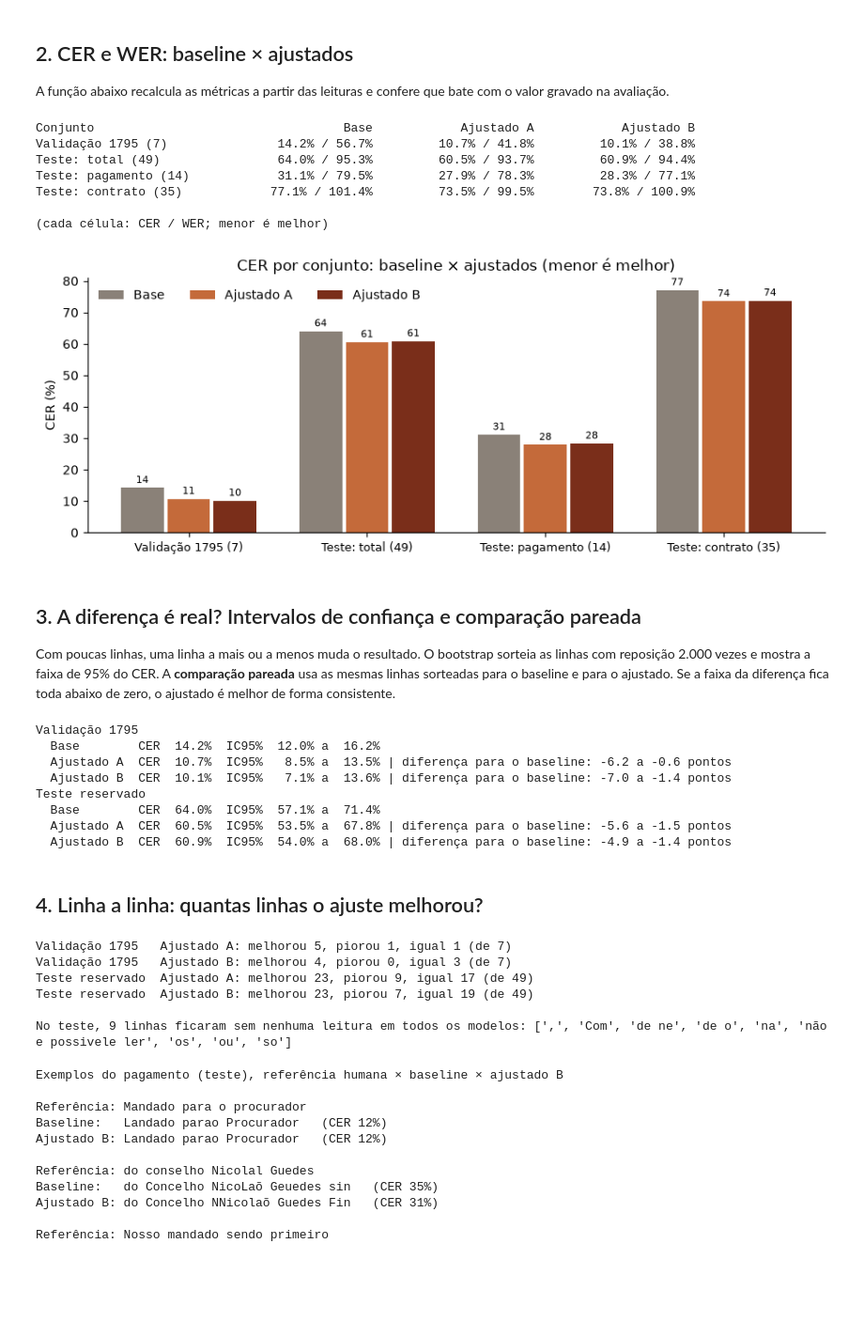
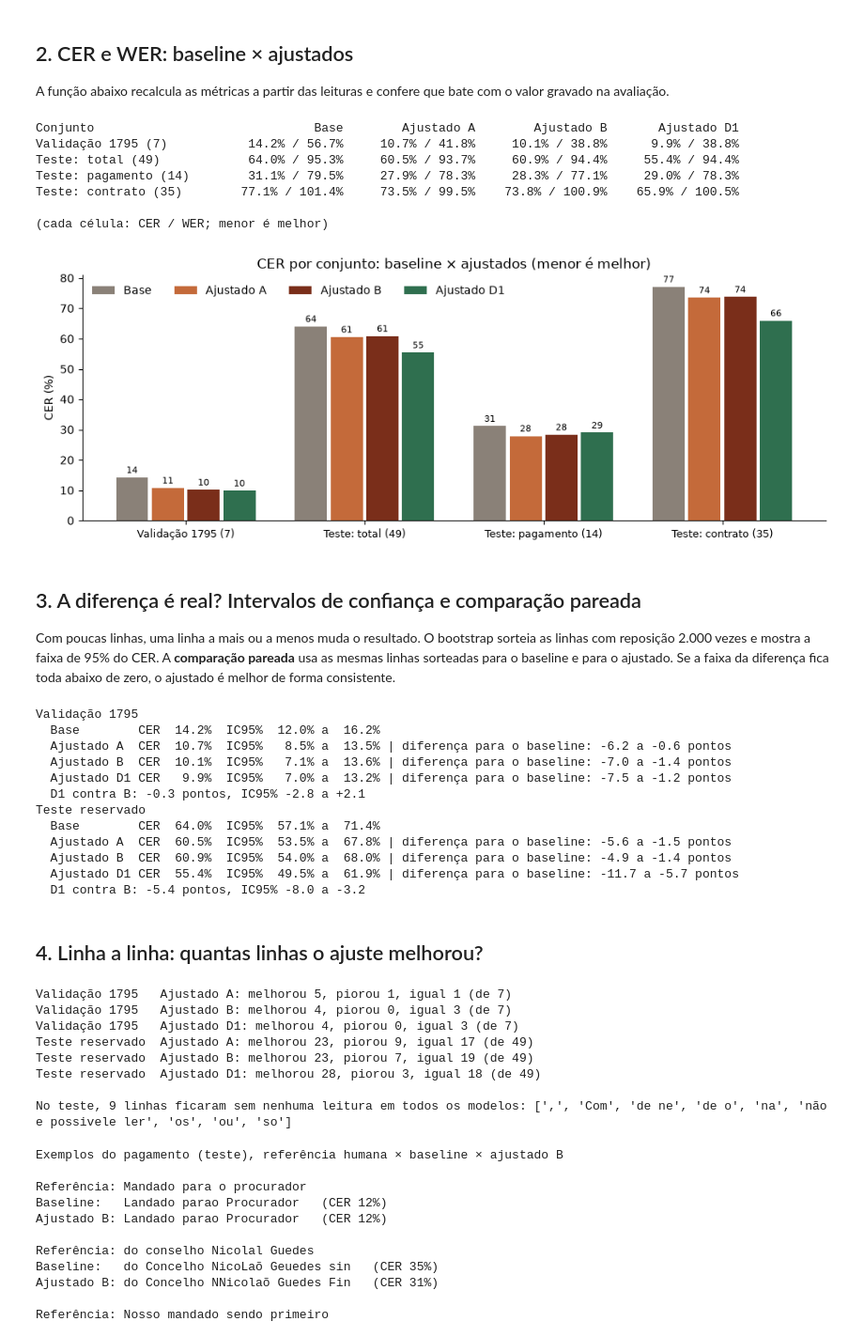
Before and after one commit to aj1no/paleographia-htr, a Jupyter notebook: docs/entregas/notebook_comparativo_20261109/PaleographIA_Notebook_Comparativo.ipynb, the cells around one changed output. Shown at 94% size. Drawn from its saved outputs; the diff is of its cells as text; code cells hidden in the pictures; blank space fills up the shorter version.

```diff
--- a/docs/entregas/notebook_comparativo_20261109/PaleographIA_Notebook_Comparativo.ipynb
+++ b/docs/entregas/notebook_comparativo_20261109/PaleographIA_Notebook_Comparativo.ipynb
@@ -53,6 +54,7 @@ from paleographia.pln_erros import analisar, TIPOS
 
 VALIDACAO = raiz / "docs/experimentos/ppocrv6_ajuste_fino_20261105/dados/avaliacao_validacao_base_A_B_nfc.json"
 TESTE = raiz / "docs/revisao_humana/teste_reservado_congelado_20261109"
+VALIDACAO_D1 = raiz / "docs/experimentos/ppocrv6_ajustado_C/dados/avaliacao_validacao_D1_1795_nfc.json"
 print("Repositório:", raiz.name)
 # %% [output]
 Repositório: PaleographIA
@@ -63,8 +65,9 @@ Na validação, os nomes dos arquivos de pesos viram os nomes curtos dos modelos
 confere se a referência é a mesma que foi congelada (SHA-256) antes de usar qualquer número.
 # %%
 NOMES = {"medium.safetensors": "Base", "medium_ajustado_A_gravado.safetensors": "Ajustado A",
-         "medium_ajustado_B_gravado.safetensors": "Ajustado B"}
+         "medium_ajustado_B_gravado.safetensors": "Ajustado B", "medium_ajustado_D1.safetensors": "Ajustado D1"}
 val_bruto = json.loads(VALIDACAO.read_text(encoding="utf-8"))
+val_bruto.update(json.loads(VALIDACAO_D1.read_text(encoding="utf-8")))
 validacao = {NOMES[Path(k).name]: v["rows"] for k, v in val_bruto.items()}
 
 congelamento = json.loads((TESTE / "congelamento.json").read_text(encoding="utf-8"))
@@ -75,7 +78,7 @@ assert teste_bruto["reference_sha256"] == hash_ref
 teste = {k.replace("PP-OCRv6 base", "Base").replace("PP-OCRv6 ajustado ", "Ajustado "): v["rows"]
          for k, v in teste_bruto["models"].items()}
 DOCS = {"pagamento_thomas_pardo": "Pagamento (1759)", "contrato_livro12_1763": "Contrato (1763)"}
-MODELOS = ["Base", "Ajustado A", "Ajustado B"]
+MODELOS = ["Base", "Ajustado A", "Ajustado B", "Ajustado D1"]
 
 print("Validação:", len(validacao["Base"]), "linhas |",
       "Teste:", len(teste["Base"]), "linhas, congelado em", congelamento["frozen_at"][:10],
@@ -109,35 +112,35 @@ for m in MODELOS:  # confere com o que a avaliação gravou
     gravado = teste_bruto["models"][{"Base": "PP-OCRv6 base"}.get(m, "PP-OCRv6 a" + m[1:])]["total"]
     assert round(tabela["Teste: total (49)"][m][0], 4) == gravado["cer"]
 
-print(f"{'Conjunto':24s}" + "".join(f"{m:>22s}" for m in MODELOS))
+print(f"{'Conjunto':24s}" + "".join(f"{m:>18s}" for m in MODELOS))
 for c, linha in tabela.items():
-    print(f"{c:24s}" + "".join(f"{f'{cer:.1%} / {wer:.1%}':>22s}" for cer, wer in linha.values()))
+    print(f"{c:24s}" + "".join(f"{f'{cer:.1%} / {wer:.1%}':>18s}" for cer, wer in linha.values()))
 print("\n(cada célula: CER / WER; menor é melhor)")
 # %% [output]
-Conjunto                                  Base            Ajustado A            Ajustado B
-Validação 1795 (7)               14.2% / 56.7%         10.7% / 41.8%         10.1% / 38.8%
-Teste: total (49)                64.0% / 95.3%         60.5% / 93.7%         60.9% / 94.4%
-Teste: pagamento (14)            31.1% / 79.5%         27.9% / 78.3%         28.3% / 77.1%
-Teste: contrato (35)            77.1% / 101.4%         73.5% / 99.5%        73.8% / 100.9%
+Conjunto                              Base        Ajustado A        Ajustado B       Ajustado D1
+Validação 1795 (7)           14.2% / 56.7%     10.7% / 41.8%     10.1% / 38.8%      9.9% / 38.8%
+Teste: total (49)            64.0% / 95.3%     60.5% / 93.7%     60.9% / 94.4%     55.4% / 94.4%
+Teste: pagamento (14)        31.1% / 79.5%     27.9% / 78.3%     28.3% / 77.1%     29.0% / 78.3%
+Teste: contrato (35)        77.1% / 101.4%     73.5% / 99.5%    73.8% / 100.9%    65.9% / 100.5%
 
 (cada célula: CER / WER; menor é melhor)
 # %%
-cores = {"Base": "#8a8178", "Ajustado A": "#c46a3a", "Ajustado B": "#7a2e1a"}
-fig, eixo = plt.subplots(figsize=(9, 3.6))
-largura = 0.26
+cores = {"Base": "#8a8178", "Ajustado A": "#c46a3a", "Ajustado B": "#7a2e1a", "Ajustado D1": "#2f6f4f"}
+fig, eixo = plt.subplots(figsize=(10, 3.8))
+largura = 0.2
 for i, m in enumerate(MODELOS):
-    xs = [j + (i - 1) * largura for j in range(len(tabela))]
+    xs = [j + (i - 1.5) * largura for j in range(len(tabela))]
     ys = [tabela[c][m][0] * 100 for c in tabela]
     barras = eixo.bar(xs, ys, largura - 0.02, color=cores[m], label=m)
     eixo.bar_label(barras, labels=[f"{y:.0f}" for y in ys], padding=2, fontsize=8)
 eixo.set_xticks(range(len(tabela)), list(tabela), fontsize=9)
 eixo.set_ylabel("CER (%)")
 eixo.set_title("CER por conjunto: baseline × ajustados (menor é melhor)")
 eixo.spines[["top", "right"]].set_visible(False)
-eixo.legend(frameon=False, ncol=3, loc="upper left")
+eixo.legend(frameon=False, ncol=4, loc="upper left")
 plt.tight_layout(); plt.show()
 # %% [output]
-[figure, old version]
+[figure, new version]
 # %% [markdown]
 ## 3. A diferença é real? Intervalos de confiança e comparação pareada
 
@@ -168,20 +171,27 @@ for nome_conjunto, dados in [("Validação 1795", validacao), ("Teste reservado"
             d_baixo, d_alto = bootstrap(pares, lambda s: cer([a for a, _ in s]) - cer([b for _, b in s]))
             texto += f" | diferença para o baseline: {d_baixo * 100:+.1f} a {d_alto * 100:+.1f} pontos"
         print(texto)
+    pares = list(zip(dados["Ajustado D1"], dados["Ajustado B"]))
+    d_baixo, d_alto = bootstrap(pares, lambda s: cer([a for a, _ in s]) - cer([b for _, b in s]))
+    print(f"  D1 contra B: {(cer(dados['Ajustado D1']) - cer(dados['Ajustado B'])) * 100:+.1f} pontos, IC95% {d_baixo * 100:+.1f} a {d_alto * 100:+.1f}")
 # %% [output]
 Validação 1795
   Base        CER  14.2%  IC95%  12.0% a  16.2%
   Ajustado A  CER  10.7%  IC95%   8.5% a  13.5% | diferença para o baseline: -6.2 a -0.6 pontos
   Ajustado B  CER  10.1%  IC95%   7.1% a  13.6% | diferença para o baseline: -7.0 a -1.4 pontos
+  Ajustado D1 CER   9.9%  IC95%   7.0% a  13.2% | diferença para o baseline: -7.5 a -1.2 pontos
+  D1 contra B: -0.3 pontos, IC95% -2.8 a +2.1
 Teste reservado
   Base        CER  64.0%  IC95%  57.1% a  71.4%
   Ajustado A  CER  60.5%  IC95%  53.5% a  67.8% | diferença para o baseline: -5.6 a -1.5 pontos
   Ajustado B  CER  60.9%  IC95%  54.0% a  68.0% | diferença para o baseline: -4.9 a -1.4 pontos
+  Ajustado D1 CER  55.4%  IC95%  49.5% a  61.9% | diferença para o baseline: -11.7 a -5.7 pontos
+  D1 contra B: -5.4 pontos, IC95% -8.0 a -3.2
 # %% [markdown]
 ## 4. Linha a linha: quantas linhas o ajuste melhorou?
 # %%
 for nome_conjunto, dados in [("Validação 1795", validacao), ("Teste reservado", teste)]:
-    for m in ["Ajustado A", "Ajustado B"]:
+    for m in ["Ajustado A", "Ajustado B", "Ajustado D1"]:
         melhor = sum(a["cer"] < b["cer"] for a, b in zip(dados[m], dados["Base"]))
         pior = sum(a["cer"] > b["cer"] for a, b in zip(dados[m], dados["Base"]))
         igual = len(dados[m]) - melhor - pior
@@ -193,8 +203,10 @@ print(f"\nNo teste, {vazias} linhas ficaram sem nenhuma leitura em todos os mode
 # %% [output]
 Validação 1795   Ajustado A: melhorou 5, piorou 1, igual 1 (de 7)
 Validação 1795   Ajustado B: melhorou 4, piorou 0, igual 3 (de 7)
+Validação 1795   Ajustado D1: melhorou 4, piorou 0, igual 3 (de 7)
 Teste reservado  Ajustado A: melhorou 23, piorou 9, igual 17 (de 49)
 Teste reservado  Ajustado B: melhorou 23, piorou 7, igual 19 (de 49)
+Teste reservado  Ajustado D1: melhorou 28, piorou 3, igual 18 (de 49)
 
 No teste, 9 linhas ficaram sem nenhuma leitura em todos os modelos: [',', 'Com', 'de ne', 'de o', 'na', 'não e possivele ler', 'os', 'ou', 'so']
 # %%
```
Also changed, not shown: parts of 3 cells of this notebook, 3 other files.
